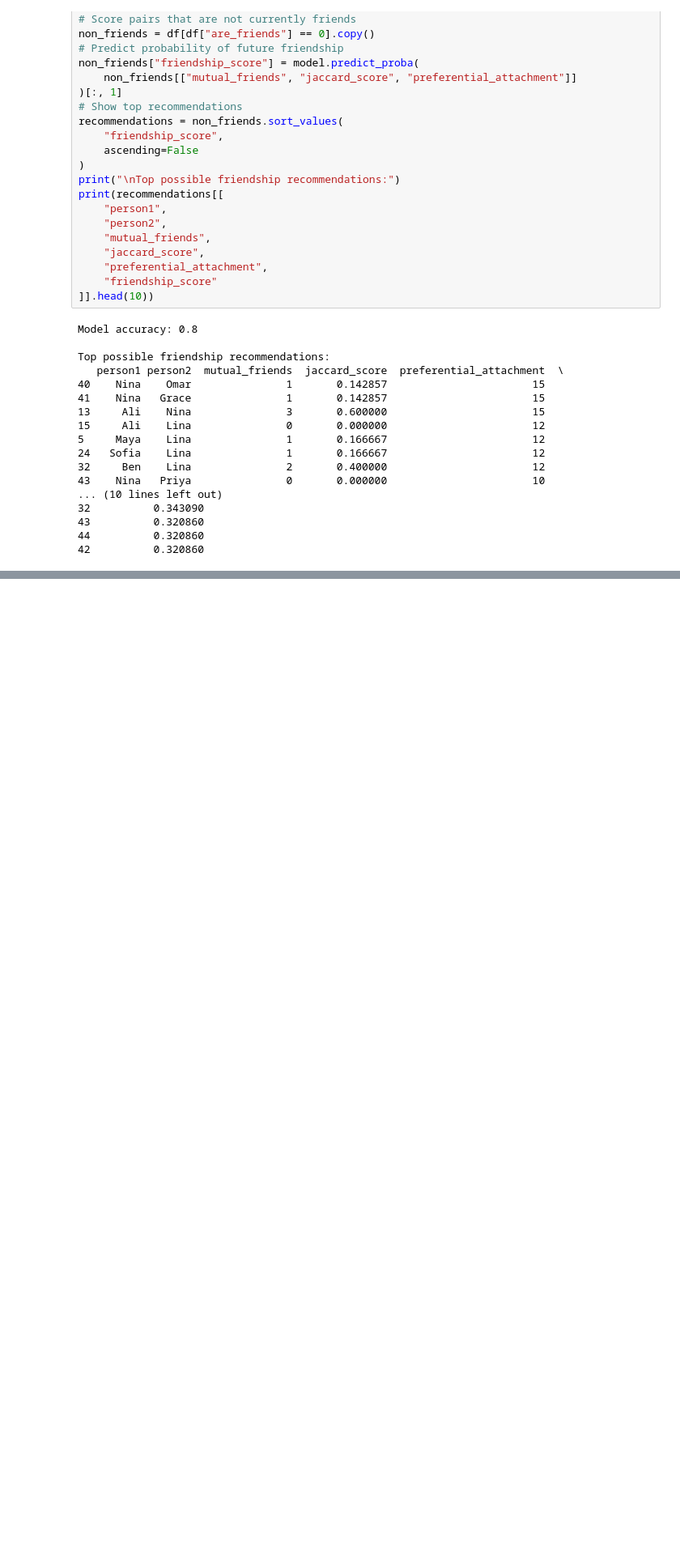
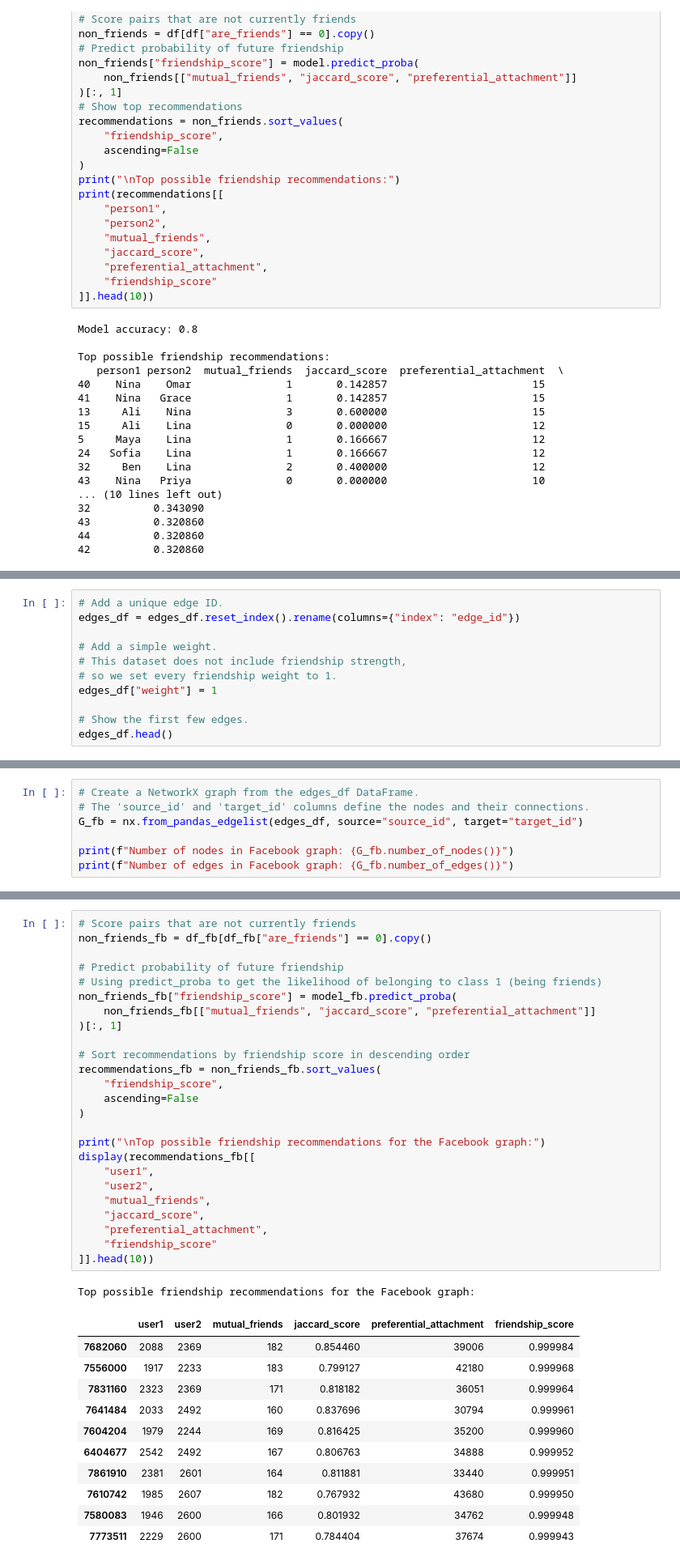
Before and after one commit to yassmin1/Graphs_for_HED, a Jupyter notebook: A_Beginner_Simple_Friendly_Guide_to_Graph_Data_Structures.ipynb, the cells around one changed output, grey strips where cells are left out. Shown at 81% size. Drawn from its saved outputs; the diff is of its cells as text; blank space fills up the shorter version.

```diff
--- a/A_Beginner_Simple_Friendly_Guide_to_Graph_Data_Structures.ipynb
+++ b/A_Beginner_Simple_Friendly_Guide_to_Graph_Data_Structures.ipynb
@@ -199,0 +258,11 @@ Top possible friendship recommendations:
+# %%
+# Add a unique edge ID.
+edges_df = edges_df.reset_index().rename(columns={"index": "edge_id"})
+
+# Add a simple weight.
+# This dataset does not include friendship strength,
+# so we set every friendship weight to 1.
+edges_df["weight"] = 1
+
+# Show the first few edges.
+edges_df.head()
@@ -199,0 +280,7 @@ Top possible friendship recommendations:
+# %%
+# Create a NetworkX graph from the edges_df DataFrame.
+# The 'source_id' and 'target_id' columns define the nodes and their connections.
+G_fb = nx.from_pandas_edgelist(edges_df, source="source_id", target="target_id")
+
+print(f"Number of nodes in Facebook graph: {G_fb.number_of_nodes()}")
+print(f"Number of edges in Facebook graph: {G_fb.number_of_edges()}")
@@ -199,0 +485,38 @@ Top possible friendship recommendations:
+# %%
+# Score pairs that are not currently friends
+non_friends_fb = df_fb[df_fb["are_friends"] == 0].copy()
+
+# Predict probability of future friendship
+# Using predict_proba to get the likelihood of belonging to class 1 (being friends)
+non_friends_fb["friendship_score"] = model_fb.predict_proba(
+    non_friends_fb[["mutual_friends", "jaccard_score", "preferential_attachment"]]
+)[:, 1]
+
+# Sort recommendations by friendship score in descending order
+recommendations_fb = non_friends_fb.sort_values(
+    "friendship_score",
+    ascending=False
+)
+
+print("\nTop possible friendship recommendations for the Facebook graph:")
+display(recommendations_fb[[
+    "user1",
+    "user2",
+    "mutual_friends",
+    "jaccard_score",
+    "preferential_attachment",
+    "friendship_score"
+]].head(10))
+# %% [output]
+Top possible friendship recommendations for the Facebook graph:
+|  | user1 | user2 | mutual_friends | jaccard_score | preferential_attachment | friendship_score |
+| 7682060 | 2088 | 2369 | 182 | 0.854460 | 39006 | 0.999984 |
+| 7556000 | 1917 | 2233 | 183 | 0.799127 | 42180 | 0.999968 |
+| 7831160 | 2323 | 2369 | 171 | 0.818182 | 36051 | 0.999964 |
+| 7641484 | 2033 | 2492 | 160 | 0.837696 | 30794 | 0.999961 |
+| 7604204 | 1979 | 2244 | 169 | 0.816425 | 35200 | 0.999960 |
+| 6404677 | 2542 | 2492 | 167 | 0.806763 | 34888 | 0.999952 |
+| 7861910 | 2381 | 2601 | 164 | 0.811881 | 33440 | 0.999951 |
+| 7610742 | 1985 | 2607 | 182 | 0.767932 | 43680 | 0.999950 |
+| 7580083 | 1946 | 2600 | 166 | 0.801932 | 34762 | 0.999948 |
+| 7773511 | 2229 | 2600 | 171 | 0.784404 | 37674 | 0.999943 |
```
Also changed, not shown: parts of 25 cells of this notebook.
